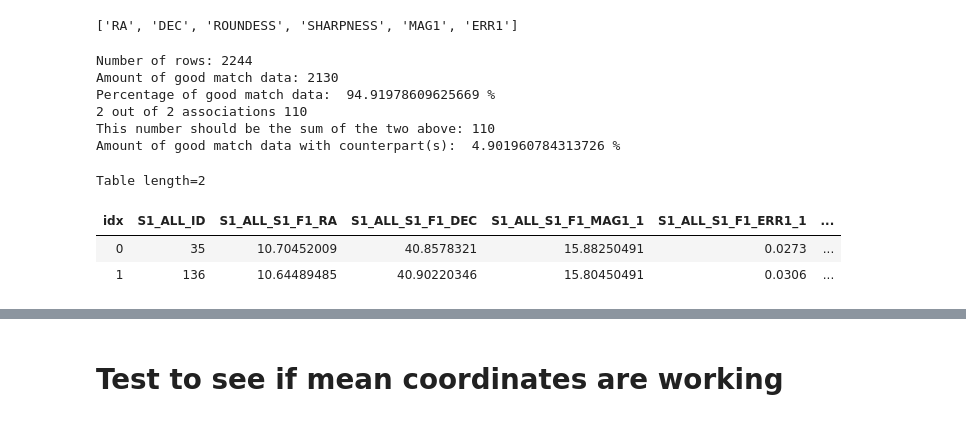
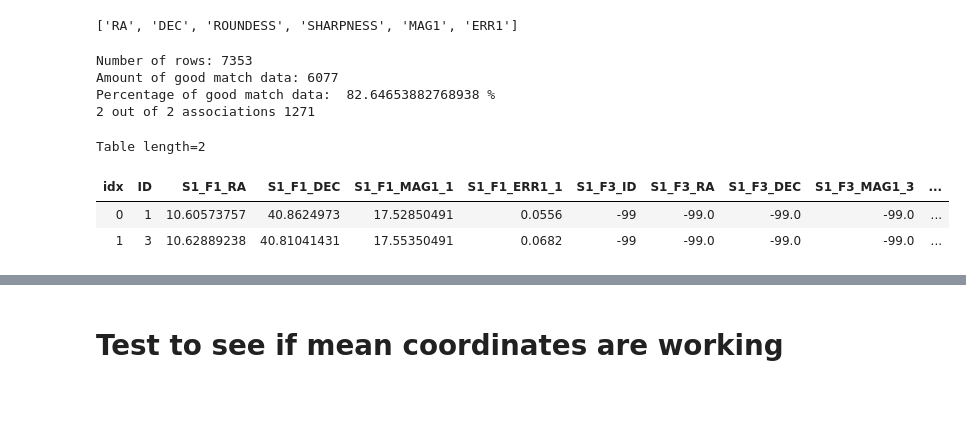
Before and after one commit to MichaelSharp7/M32, a Jupyter notebook: M32_cat.ipynb, the cells around one changed output, grey strips where cells are left out. Saved outputs shown, nothing was run; the diff lists cells and outputs as text; code cells hidden in the pictures.

```diff
--- a/M32_cat.ipynb
+++ b/M32_cat.ipynb
@@ -27,7 +27,7 @@ sns.set_context("paper")   # "paper", "notebook", "talk", "poster"
 # Fits Files
 # %%
 # Open a fits file and display info
-filein = 'mean_36_45_combined.fits'
+filein = 'single_match/36_1_3_matched.fits'
 fits_im = fits.open(filein)
 fits_im.info()
 
@@ -68,7 +68,7 @@ EXTNAME = 'NWAYMATCH'
 # %% [markdown]
 # Convert fits to text
 # %%
-text_file = open('mean_36_45_combined.txt','w')
+text_file = open('single_match/36_1_3_text.txt','w')
 for i in range(8,len(hdr)-1,2):
     name = str(hdr[i])+' '
     print(name)
@@ -224,7 +226,7 @@ data_36.colnames
 # %% [output]
 ['RA', 'DEC', 'ROUNDESS', 'SHARPNESS', 'MAG1', 'ERR1']
 # %%
-file = 'mean_36_45_combined.csv'
+file = 'single_match/36_1_3_text.csv'
 csv_data = ascii.read(file, header_start=0)
 csv_data.colnames   # Get the column names
 print("Number of rows:",len(csv_data))
@@ -240,73 +242,68 @@ print("Percentage of good match data: ",match_1_pct,"%")
 
 # Set up columns for association number and mean coordinates
 good_data['asn']=0
-good_data['mean_RA']=0.0
-good_data['mean_DEC']=0.0
+good_data['RA']=0.0
+good_data['DEC']=0.0
 
 for i in range(len(good_data)):
     associations = 1
-    RA = good_data['S1_ALL_RA'][i]
-    DEC = good_data['S1_ALL_DEC'][i]
+    RA = good_data['S1_F1_RA'][i]
+    DEC = good_data['S1_F1_DEC'][i]
 
     # -99 means no match, so ignore these coordinates
-    if good_data['S2_ALL_RA'][i]!=-99:
-        RA = RA + good_data['S2_ALL_RA'][i]
-        DEC = DEC + good_data['S2_ALL_DEC'][i]
+    if good_data['S1_F3_RA'][i]!=-99:
+        RA = RA + good_data['S1_F3_RA'][i]
+        DEC = DEC + good_data['S1_F3_DEC'][i]
         associations = associations + 1
     #if good_data['S2_F4_RA'][i]!=-99:
     #    RA = RA + good_data['S2_F4_RA'][i]
     #    DEC = DEC + good_data['S2_F4_DEC'][i]
     #    associations = associations + 1
 
     good_data['asn'][i]=associations
-    good_data['mean_RA'][i]=RA/associations
-    good_data['mean_DEC'][i]=DEC/associations
+    good_data['RA'][i]=RA/associations
+    good_data['DEC'][i]=DEC/associations
 
 #asn_3_idx = np.where(good_data['45_asn']==3)
 #print("3 out of 3 associations:",len(asn_3_idx[0]))
 asn_2_idx = np.where(good_data['asn']==2)
 print("2 out of 2 associations",len(asn_2_idx[0]))
-idx_asn = np.where(good_data['asn']!=1)
+#idx_asn = np.where(good_data['asn']!=1)
 # Cull those with no counterparts (no variability)
-print("This number should be the sum of the two above:",len(idx_asn[0]))
-good_asn_data = good_data[idx_asn]
+#print("This number should be the sum of the two above:",len(idx_asn[0]))
+#good_asn_data = good_data[idx_asn]
 # See how many remain compared to original combined [3.6]/[4.5]
-good_asn_pct = 100*len(good_asn_data)/len(csv_data)
-print("Amount of good match data with counterpart(s): ",good_asn_pct,"%")
+#good_asn_pct = 100*len(good_asn_data)/len(csv_data)
+#print("Amount of good match data with counterpart(s): ",good_asn_pct,"%")
 
 # Rename 1st ID as ID
-#good_asn_data.rename_column('S2_F1_ID', 'ID')
+good_data.rename_column('S1_F1_ID', 'ID')
 
 # Remove first and last characters of ID number ('')
-col_change_list = ['S1_ALL_ID','S1_ALL_S1_F3_ID','S1_ALL_S1_F4_ID','S2_ALL_ID','S2_ALL_S2_F3_ID','S2_ALL_S2_F4_ID']
-for i in range(len(good_asn_data)):
+col_change_list = ['ID','S1_F3_ID']
+for i in range(len(good_data)):
     for j in range(len(col_change_list)):
-        good_asn_data[col_change_list[j]][i]=int(str(good_asn_data[col_change_list[j]][i])[1:len(str(good_asn_data[col_change_list[j]][i]))-1])
+        good_data[col_change_list[j]][i]=int(str(good_data[col_change_list[j]][i])[1:len(str(good_data[col_change_list[j]][i]))-1])
 
 # Rename (ID, RA, Dec)1 as (ID, RA, Dec)
 #good_data.rename_column('S2_F1_ID', 'ID')
 #good_data.rename_column('S2_F1_RA', 'RA')
 #good_data.rename_column('S2_F1_DEC', 'DEC')
 
-# Display a small portion of the data to check formatting
-#good_asn_data[0:2].show_in_notebook()
-
 #good_asn_data.write('all_good_45_mean_csv.csv', overwrite=True)
-#good_asn_data.write('all_good_45_mean_fits.fits', overwrite=True)
+good_data.write('single_match/36_1_3_good_mean_fits.fits', overwrite=True)
 
 # Display a small portion of the data to check formatting
-good_asn_data[0:2].show_in_notebook()
+good_data[0:2].show_in_notebook()
 # %% [output]
-Number of rows: 2244
-Amount of good match data: 2130
-Percentage of good match data:  94.91978609625669 %
-2 out of 2 associations 110
-This number should be the sum of the two above: 110
-Amount of good match data with counterpart(s):  4.901960784313726 %
+Number of rows: 7353
+Amount of good match data: 6077
+Percentage of good match data:  82.64653882768938 %
+2 out of 2 associations 1271
 Table length=2
-| idx | S1_ALL_ID | S1_ALL_S1_F1_RA | S1_ALL_S1_F1_DEC | S1_ALL_S1_F1_MAG1_1 | S1_ALL_S1_F1_ERR1_1 | ... |
-| 0 | 35 | 10.70452009 | 40.8578321 | 15.88250491 | 0.0273 | ... |
-| 1 | 136 | 10.64489485 | 40.90220346 | 15.80450491 | 0.0306 | ... |
+| idx | ID | S1_F1_RA | S1_F1_DEC | S1_F1_MAG1_1 | S1_F1_ERR1_1 | S1_F3_ID | S1_F3_RA | S1_F3_DEC | S1_F3_MAG1_3 | ... |
+| 0 | 1 | 10.60573757 | 40.8624973 | 17.52850491 | 0.0556 | -99 | -99.0 | -99.0 | -99.0 | ... |
+| 1 | 3 | 10.62889238 | 40.81041431 | 17.55350491 | 0.0682 | -99 | -99.0 | -99.0 | -99.0 | ... |
 # %%
 ig = plt.figure(figsize=(6,4.5))
 ax = sns.distplot(good_data['45_asn'] ,kde=False, bins=3)
```
Also changed, not shown: parts of 4 cells of this notebook, 1 other file.
